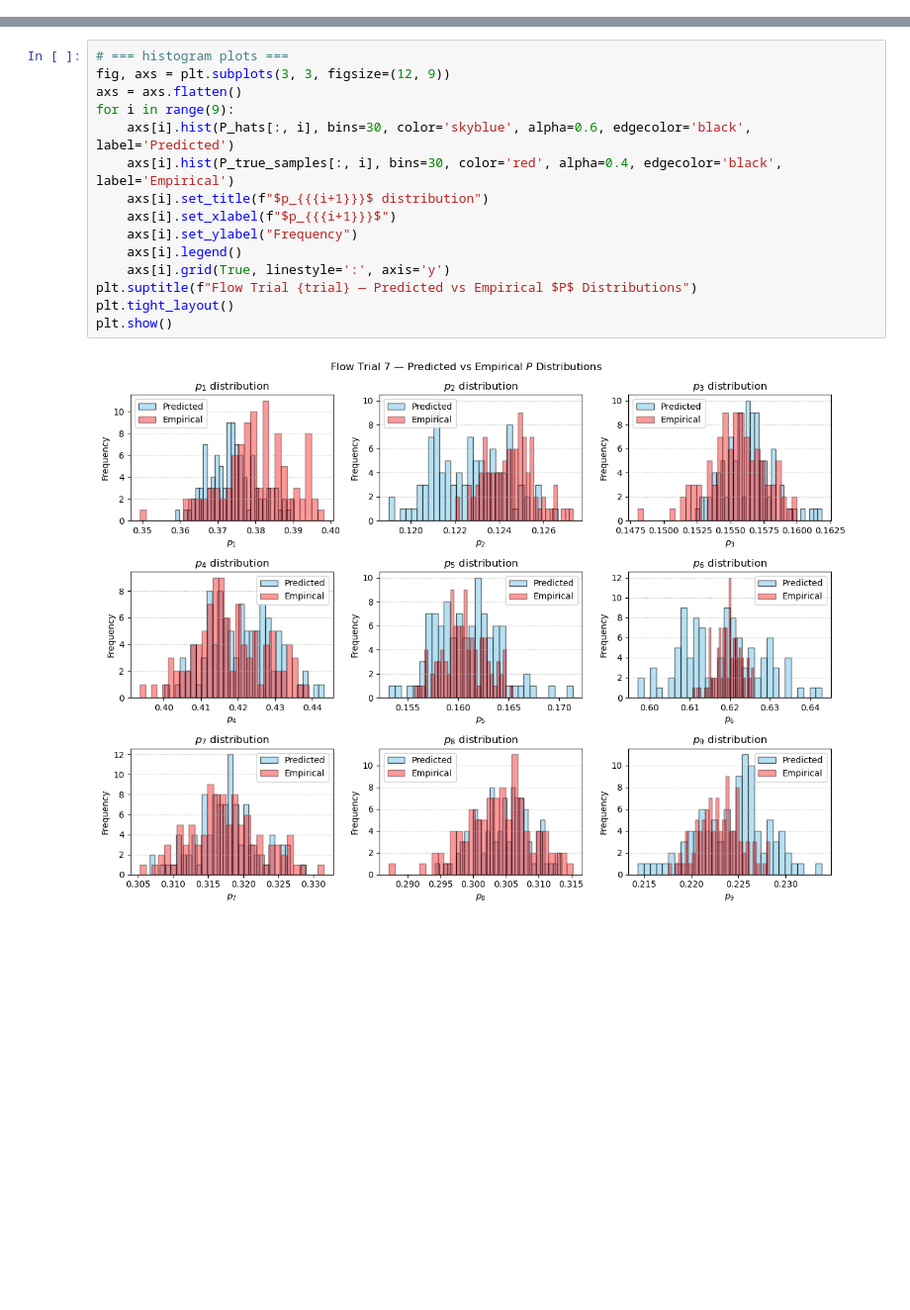
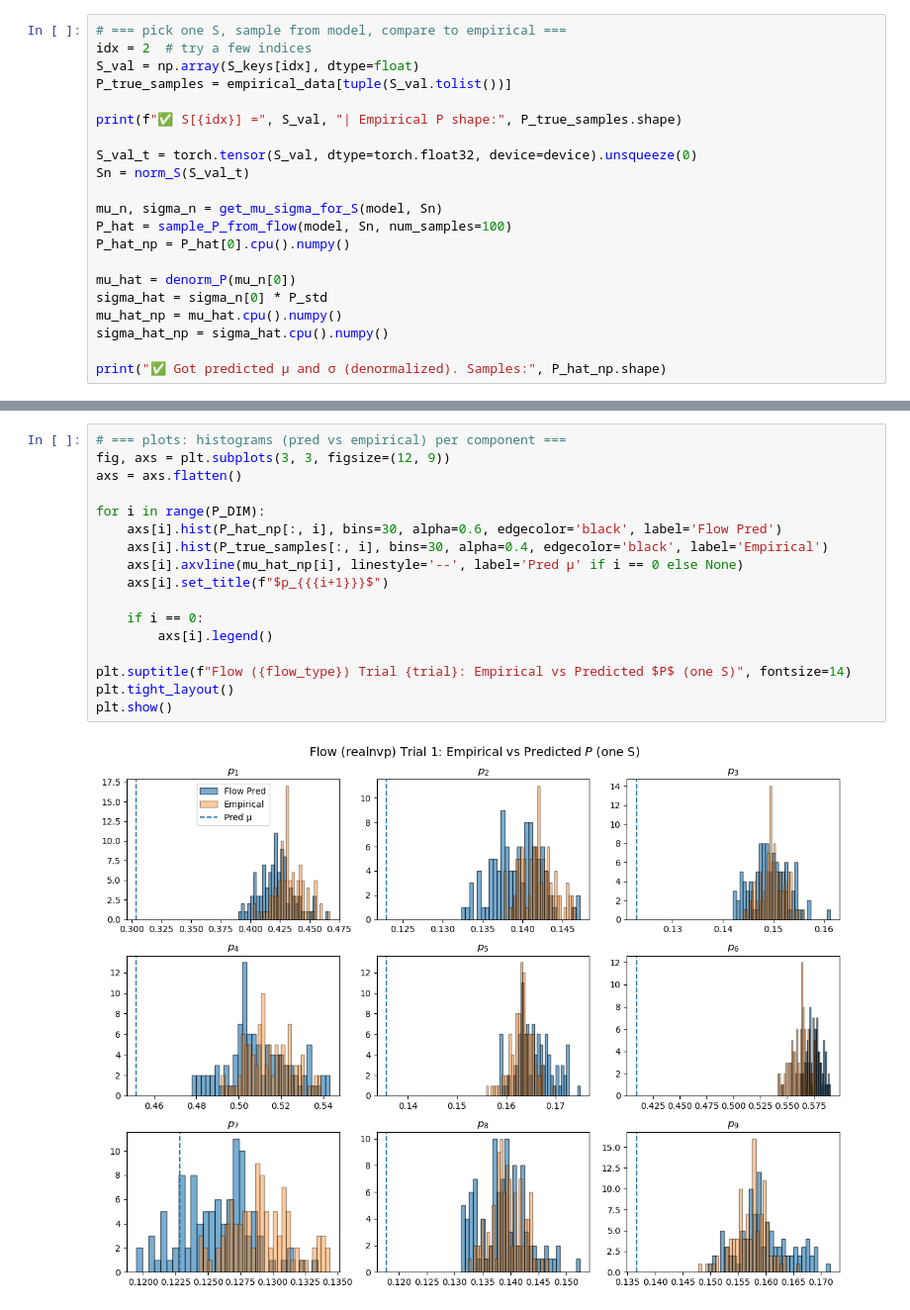
Before and after one commit to ellielin23/inverse_design_spinodoids, a Jupyter notebook: spinodoid_forward/infer_flow.ipynb, the cells around one changed output, grey strips where cells are left out. Shown: that part at 99% size. Cells and saved outputs as stored; diff of their text form; blank space fills up the shorter version.

Commit message:
reorient flow eval pipeline

```diff
--- a/spinodoid_forward/infer_flow.ipynb
+++ b/spinodoid_forward/infer_flow.ipynb
@@ -78,0 +150,21 @@ mu_pred, sigma_pred, P_hats = get_P_predictions(S_val_torch, num_samples=100)
+# %%
+# === pick one S, sample from model, compare to empirical ===
+idx = 2  # try a few indices
+S_val = np.array(S_keys[idx], dtype=float)
+P_true_samples = empirical_data[tuple(S_val.tolist())]
+
+print(f"✅ S[{idx}] =", S_val, "| Empirical P shape:", P_true_samples.shape)
+
+S_val_t = torch.tensor(S_val, dtype=torch.float32, device=device).unsqueeze(0)
+Sn = norm_S(S_val_t)
+
+mu_n, sigma_n = get_mu_sigma_for_S(model, Sn)
+P_hat = sample_P_from_flow(model, Sn, num_samples=100)
+P_hat_np = P_hat[0].cpu().numpy()
+
+mu_hat = denorm_P(mu_n[0])
+sigma_hat = sigma_n[0] * P_std
+mu_hat_np = mu_hat.cpu().numpy()
+sigma_hat_np = sigma_hat.cpu().numpy()
+
+print("✅ Got predicted μ and σ (denormalized). Samples:", P_hat_np.shape)
@@ -79,17 +174,19 @@ mu_pred, sigma_pred, P_hats = get_P_predictions(S_val_torch, num_samples=100)
 # %%
-# === histogram plots ===
+# === plots: histograms (pred vs empirical) per component ===
 fig, axs = plt.subplots(3, 3, figsize=(12, 9))
 axs = axs.flatten()
-for i in range(9):
-    axs[i].hist(P_hats[:, i], bins=30, color='skyblue', alpha=0.6, edgecolor='black', label='Predicted')
-    axs[i].hist(P_true_samples[:, i], bins=30, color='red', alpha=0.4, edgecolor='black', label='Empirical')
-    axs[i].set_title(f"$p_{{{i+1}}}$ distribution")
-    axs[i].set_xlabel(f"$p_{{{i+1}}}$")
-    axs[i].set_ylabel("Frequency")
-    axs[i].legend()
-    axs[i].grid(True, linestyle=':', axis='y')
-plt.suptitle(f"Flow Trial {trial} — Predicted vs Empirical $P$ Distributions")
+
+for i in range(P_DIM):
+    axs[i].hist(P_hat_np[:, i], bins=30, alpha=0.6, edgecolor='black', label='Flow Pred')
+    axs[i].hist(P_true_samples[:, i], bins=30, alpha=0.4, edgecolor='black', label='Empirical')
+    axs[i].axvline(mu_hat_np[i], linestyle='--', label='Pred μ' if i == 0 else None)
+    axs[i].set_title(f"$p_{{{i+1}}}$")
+
+    if i == 0:
+        axs[i].legend()
+
+plt.suptitle(f"Flow ({flow_type}) Trial {trial}: Empirical vs Predicted $P$ (one S)", fontsize=14)
 plt.tight_layout()
 plt.show()
 # %% [output]
-[figure, old version]
+[figure, new version]
```
Also changed, not shown: parts of 12 cells of this notebook, 26 other files.
